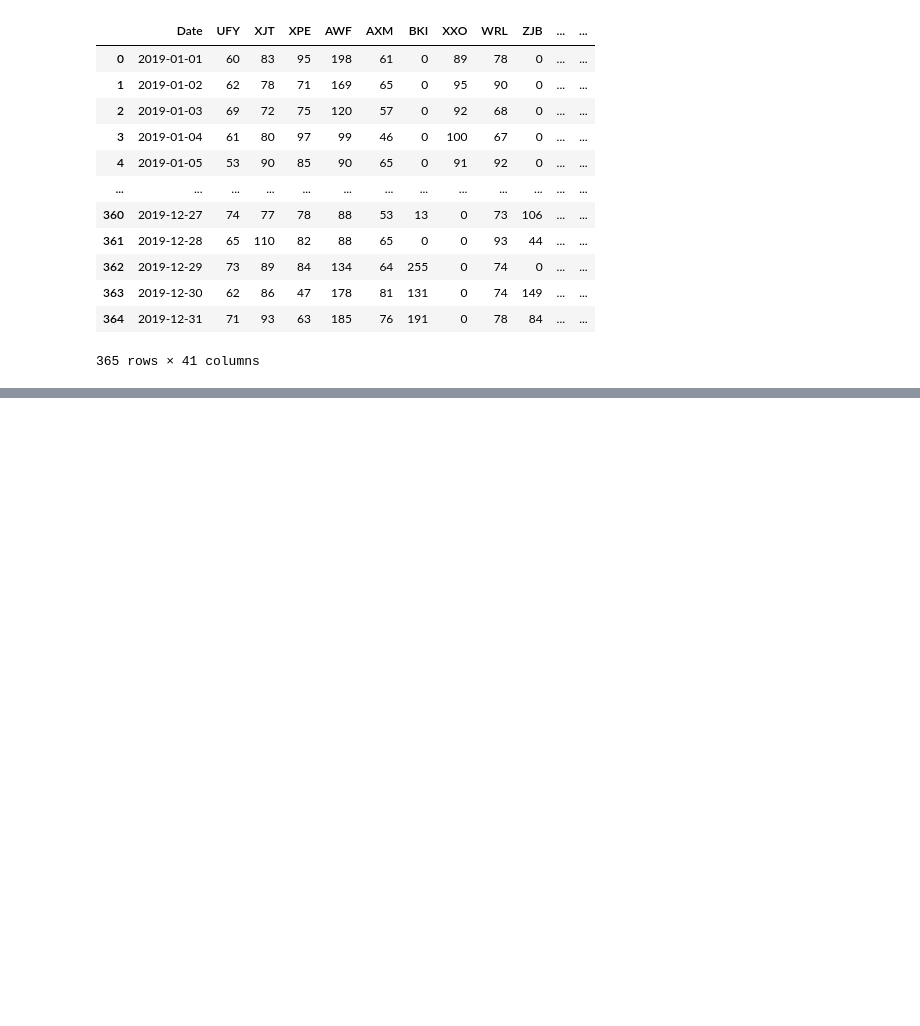
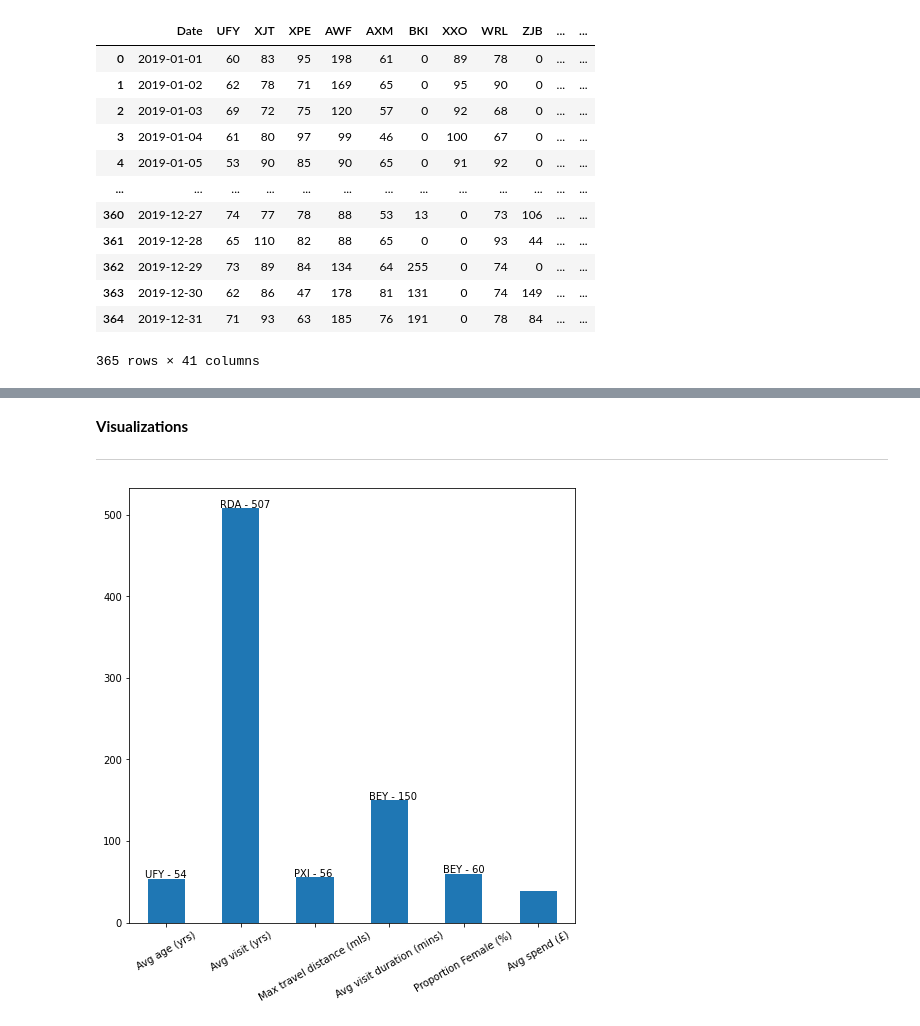
Before and after one commit to zakirhossen23/Project-Data-Visualisation, a Jupyter notebook: colab.ipynb, the cells around one changed output, grey strips where cells are left out. Cells and saved outputs as stored; diff of their text form; code cells hidden in the pictures; blank space fills up the shorter version.

```diff
--- a/colab.ipynb
+++ b/colab.ipynb
@@ -26,0 +96,23 @@ df #print the dataframe
+# %%
+VenueAgeData=pd.read_csv("https://raw.githubusercontent.com/ChrisWalshaw/DataViz/master/Data/001145733/VenueAge.csv")
+VenueDistanceData=pd.read_csv("https://raw.githubusercontent.com/ChrisWalshaw/DataViz/master/Data/001145733/VenueDistance.csv")
+VenueDurationData=pd.read_csv("https://raw.githubusercontent.com/ChrisWalshaw/DataViz/master/Data/001145733/VenueDuration.csv")
+VenueGenderData=pd.read_csv("https://raw.githubusercontent.com/ChrisWalshaw/DataViz/master/Data/001145733/VenueGender.csv")
+VenueSpendData=pd.read_csv("https://raw.githubusercontent.com/ChrisWalshaw/DataViz/master/Data/001145733/VenueSpend.csv")
+
+df2 = pd.DataFrame(VenueAgeData.pivot_table('Avg age (yrs)',[],'Id')) #Age Data
+visitordata2 = visitordata.iloc[0:, 1:]
+# Converting the index as date
+visitordata2.index = visitordata2.index
+visitordata2=visitordata2.resample('A').mean()
+visitordata3 = visitordata2.reset_index().iloc[0:, 1:]
+visitordata5 = pd.pivot_table(visitordata3,columns='Avg visit (yrs)').reset_index()
+visitordata5.columns=['Id',"Avg visit (yrs)"]
+df2 = df2.append(visitordata5.pivot_table('Avg visit (yrs)',[],'Id')) #Visitor Data
+
+df2 = df2.append(VenueDistanceData.pivot_table('Max travel distance (mls)',[],'Id'))#Distance Data
+df2 = df2.append(VenueDurationData.pivot_table('Avg visit duration (mins)',[],'Id'))#Duration Data
+df2 = df2.append(VenueGenderData.pivot_table('Proportion Female (%)',[],'Id'))#Gender Data
+df2 = df2.append(VenueSpendData.pivot_table('Avg spend (£)',[],'Id'))#Spend Data
+
+df2
@@ -26,0 +132,7 @@ df #print the dataframe
+# %%
+Maximum =df2.max(axis=1).to_frame()
+Maximum = (Maximum.set_index(Maximum.index)
+        .rename_axis(""))
+MaximumVenue = df2.idxmax(axis=1).to_frame()
+Maximum.head()
+MaximumVenue.head()
@@ -26,0 +146,17 @@ df #print the dataframe
+# %% [markdown]
+ **Visualizations**
+
+---
+# %%
+ax = Maximum.plot(kind='bar',figsize=[8,8],legend=False)
+plt.xticks(rotation=30, horizontalalignment="center")
+
+x_offset = -0.28
+y_offset = 1
+for x in range(5):
+    p =ax.patches[x]
+    b = p.get_bbox()
+    val = "{} - {}".format(MaximumVenue[0].values.tolist()[x], int(b.y1 ))
+    ax.annotate(val, ((b.x0 + b.x1)/2 + x_offset, b.y1 + y_offset))
+# %% [output]
+[figure, added]
```
Also changed, not shown: parts of 17 cells of this notebook.
